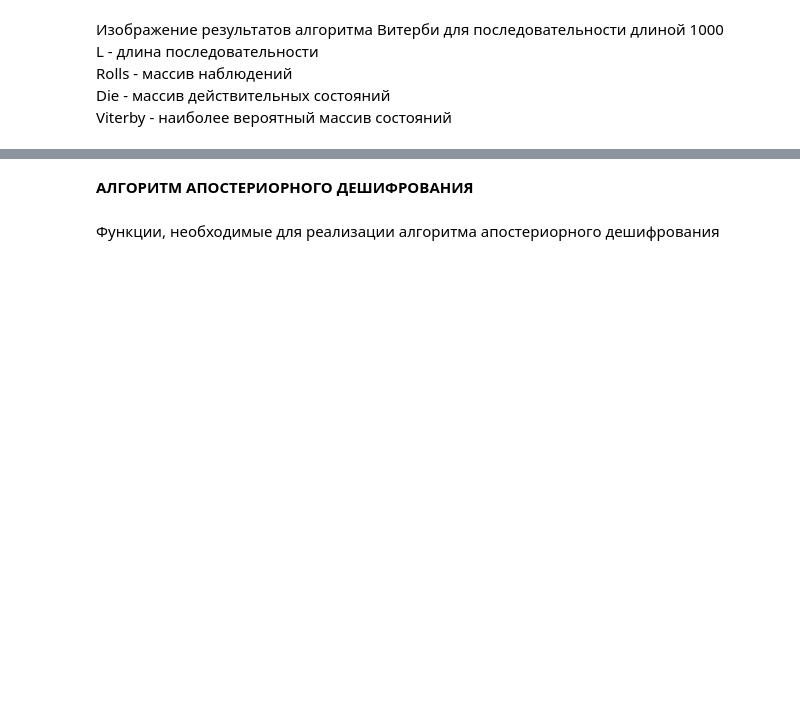
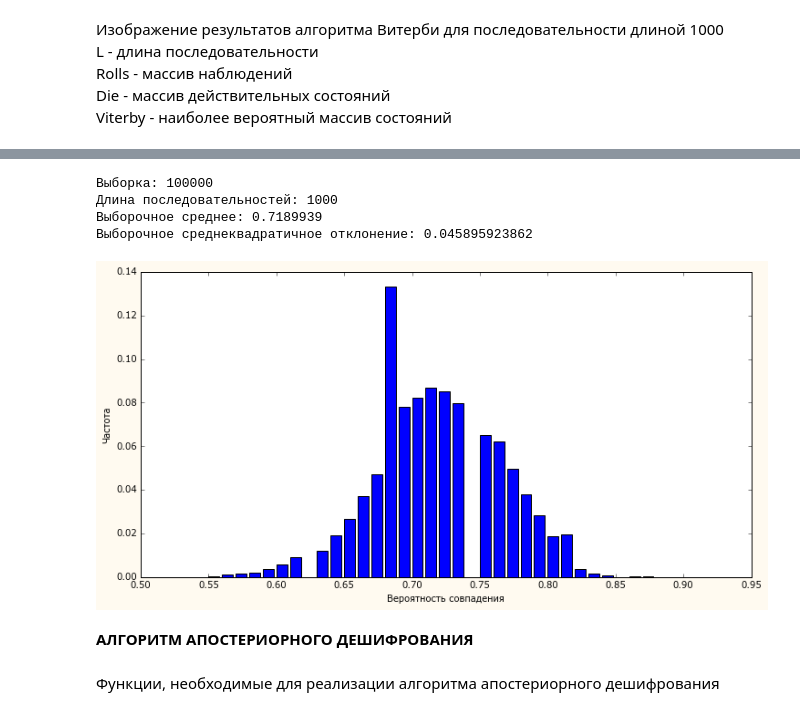
Before and after one commit to GolovkinMaxim/Miserable_casino, a Jupyter notebook: Miserable_casino_Golovkin.ipynb, the cells around one changed output, grey strips where cells are left out. Cells and saved outputs as stored; diff of their text form; code cells hidden in the pictures; blank space fills up the shorter version.

```diff
--- a/Miserable_casino_Golovkin.ipynb
+++ b/Miserable_casino_Golovkin.ipynb
@@ -203,3 +262,13 @@ Viterby: FFFFFFFFFF
+# %%
+L = 1000
+size = 100000
+charact_Viterby(A, E, size, L)
+# %% [output]
+Выборка: 100000
+Длина последовательностей: 1000
+Выборочное среднее: 0.7189939
+Выборочное среднеквадратичное отклонение: 0.045895923862
+[figure, added]
 # %% [markdown]
 **АЛГОРИТМ АПОСТЕРИОРНОГО ДЕШИФРОВАНИЯ**
 # %% [markdown]
```
Also changed, not shown: parts of 5 cells of this notebook.
